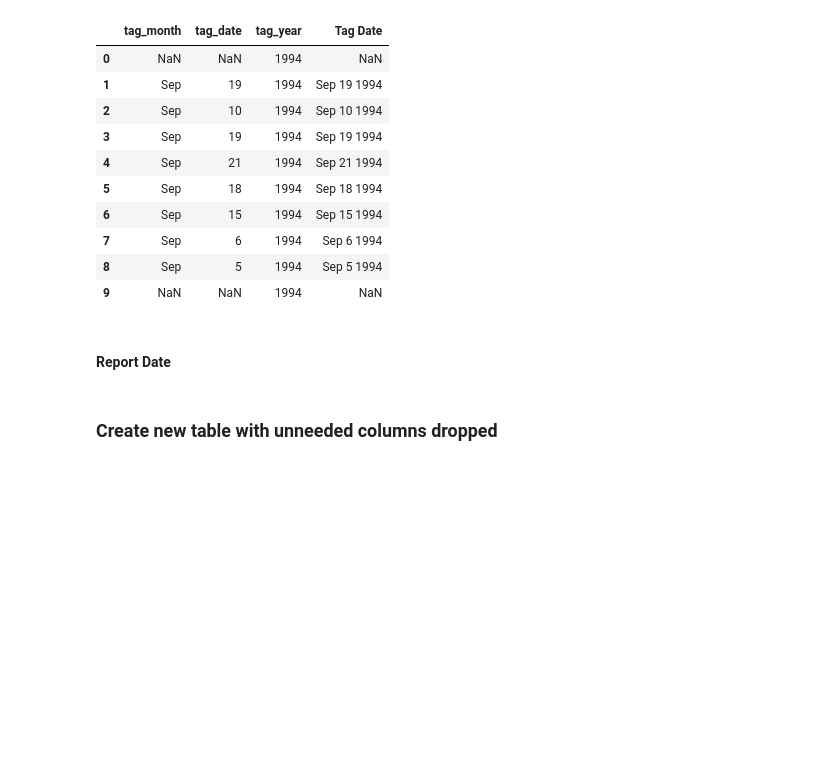
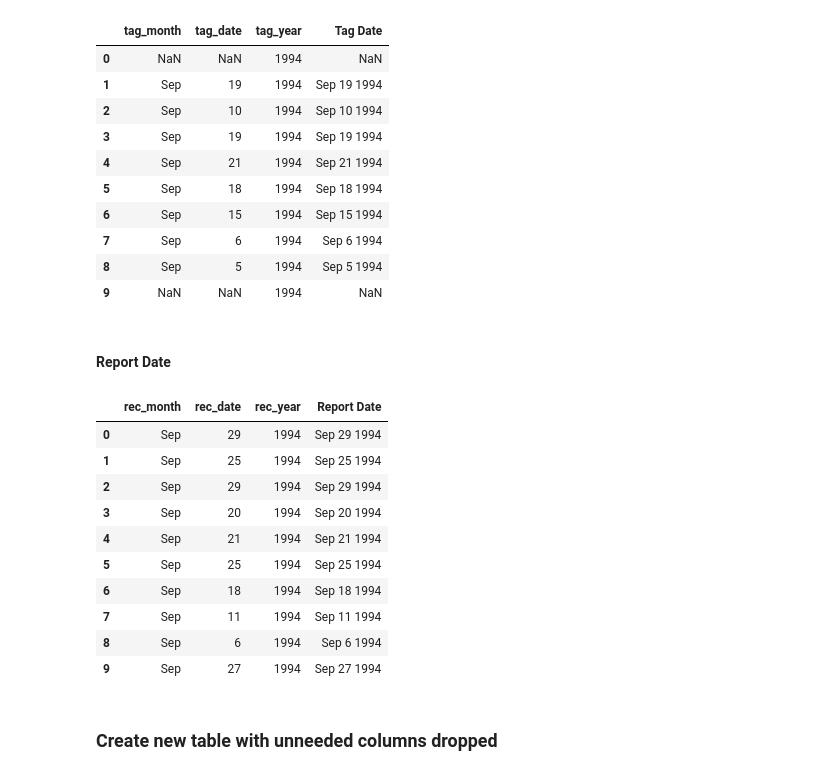
Before and after one commit to ArinkB/Monarchs, a Jupyter notebook: Data/Monarchs_1994_cleanup.ipynb, the cells around one changed output. Saved outputs shown, nothing was run; the diff lists cells and outputs as text; code cells hidden in the pictures; blank space fills up the shorter version.

```diff
--- a/Data/Monarchs_1994_cleanup.ipynb
+++ b/Data/Monarchs_1994_cleanup.ipynb
@@ -154,18 +154,27 @@ fix_tag.head(10)
 # %% [markdown]
 #### Report Date
 # %%
-# df.loc[df['Date Recovered'].str.contains("\n", na=False), 'Date Recovered'] = df.loc[df['Date Recovered'].str.contains("\n", na=False), 'Date Recovered'].str.replace("\n", " ")
-# fix_rec = df['Date Recovered'].str.extract('([a-zA-z]{3})', expand=True)
-# fix_rec.columns = ['rec_month']
-# fix_rec['rec_date'] = df['Date Recovered'].str.extract('(.+)[ ]', expand=True)
-# fix_rec.loc[fix_rec['rec_date'] == '7 May', 'rec_date'] = '7'
-# fix_rec.loc[fix_rec['rec_date'] == '12 May', 'rec_date'] = '12'
-# fix_rec.loc[(fix_rec['rec_date'] == 'Feb') | (fix_rec['rec_date'] == 'Dec') | (fix_rec['rec_date'] == 'Mar') , 'rec_date'] = ''
-# fix_rec.loc[(fix_rec['rec_month'] == 'Aug') | (fix_rec['rec_month'] == 'Sep') | (fix_rec['rec_month'] == 'Oct') | (fix_rec['rec_month'] == 'Dec'), 'rec_year']  = '1995'
-# fix_rec['rec_year'].fillna('1996', inplace=True)
-# fix_rec['Report Date'] = fix_rec["rec_month"] +" "+ fix_rec["rec_date"] +" "+ fix_rec["rec_year"]
-# # # fix_tag.drop(['tag_month', 'tag_date', 'tag_year'], axis=1, inplace=True)
-# fix_rec.head(10)
+fix_rec = df['Date Recovered'].str.extract('([a-zA-z]{3})', expand=True)
+fix_rec.columns = ['rec_month']
+fix_rec['rec_date'] = df['Date Recovered'].str.extract('(\d{1,2})', expand=True)
+fix_rec.loc[fix_rec['rec_date'] == '95', 'rec_date'] = ''
+fix_rec.loc[(fix_rec['rec_month'] == 'Feb') | (fix_rec['rec_month'] == 'Mar'), 'rec_year']  = '1995'
+fix_rec['rec_year'].fillna('1994', inplace=True)
+fix_rec['Report Date'] = fix_rec["rec_month"] +" "+ fix_rec["rec_date"] +" "+ fix_rec["rec_year"]
+#fix_tag.drop(['tag_month', 'tag_date', 'tag_year'], axis=1, inplace=True)
+fix_rec.head(10)
+# %% [output]
+|  | rec_month | rec_date | rec_year | Report Date |
+| 0 | Sep | 29 | 1994 | Sep 29 1994 |
+| 1 | Sep | 25 | 1994 | Sep 25 1994 |
+| 2 | Sep | 29 | 1994 | Sep 29 1994 |
+| 3 | Sep | 20 | 1994 | Sep 20 1994 |
+| 4 | Sep | 21 | 1994 | Sep 21 1994 |
+| 5 | Sep | 25 | 1994 | Sep 25 1994 |
+| 6 | Sep | 18 | 1994 | Sep 18 1994 |
+| 7 | Sep | 11 | 1994 | Sep 11 1994 |
+| 8 | Sep | 6 | 1994 | Sep 6 1994 |
+| 9 | Sep | 27 | 1994 | Sep 27 1994 |
 # %% [markdown]
 ### Create new table with unneeded columns dropped
 # %%
```
Also changed, not shown: parts of 3 cells of this notebook, 2 other files.
